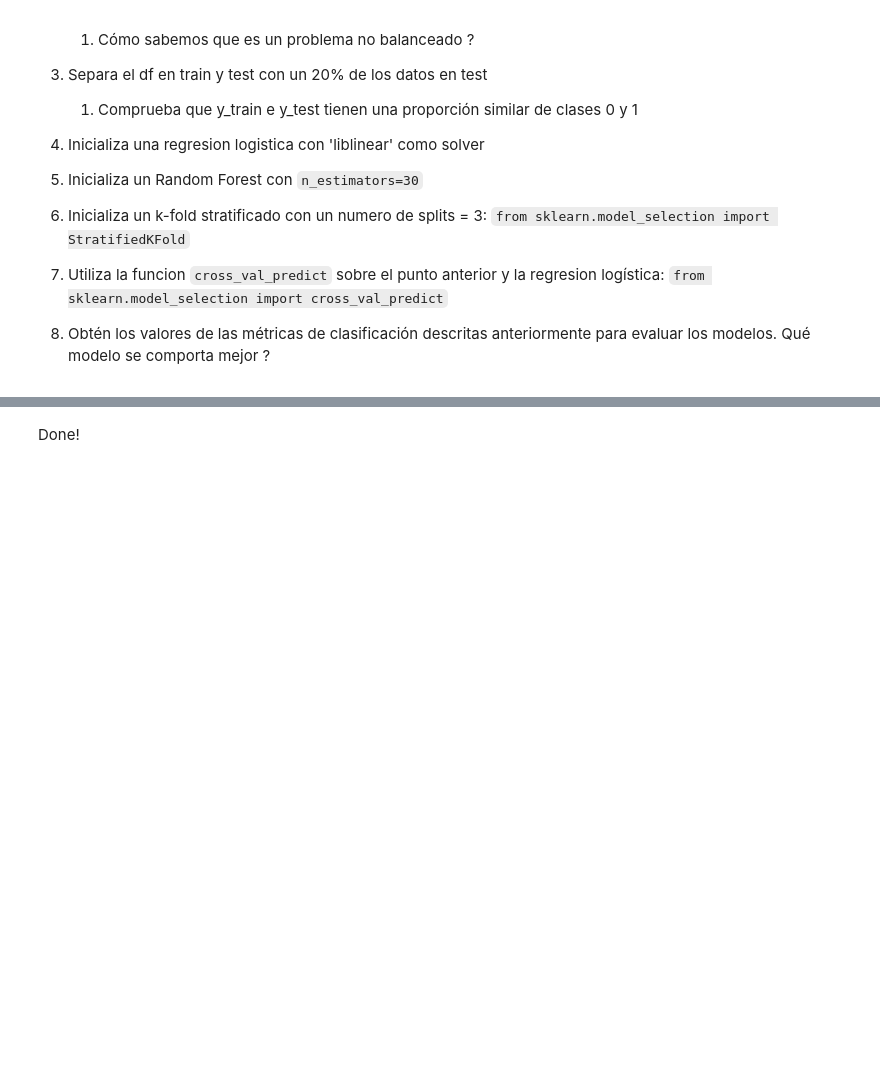
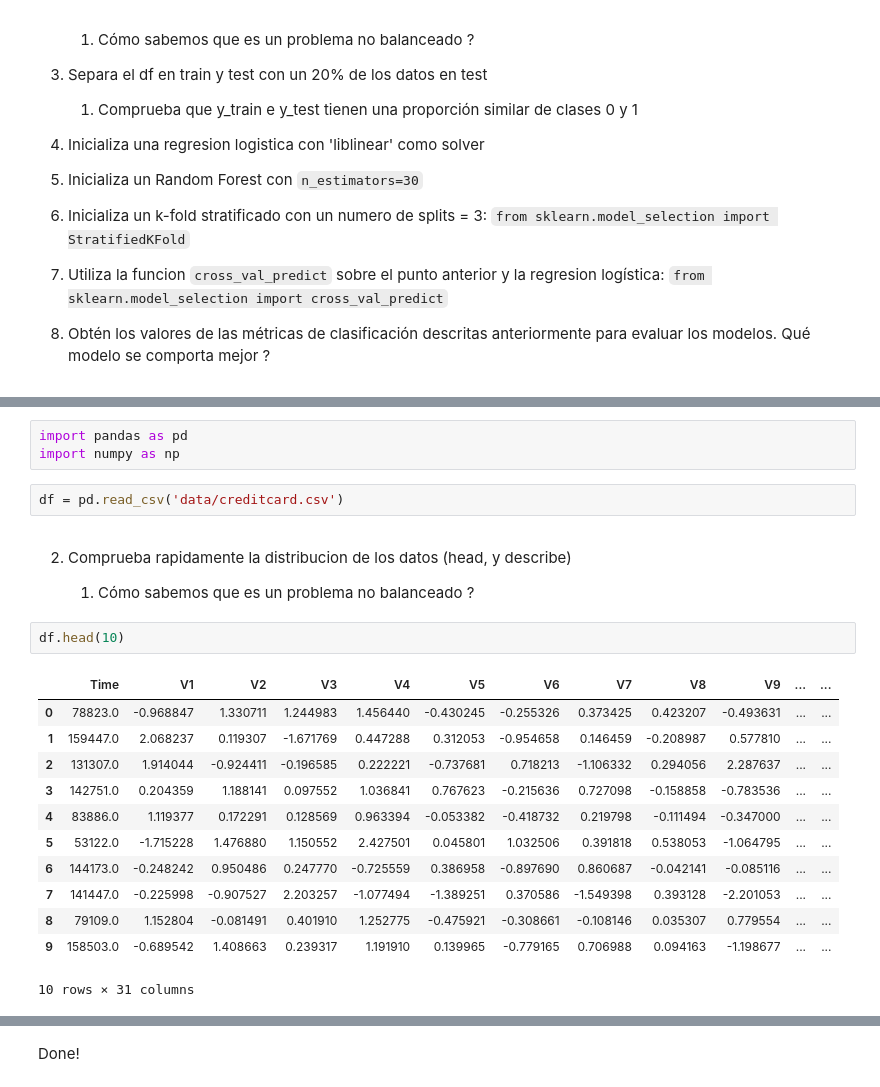
Before and after one commit to llublad/MUSI-AA, a Jupyter notebook: musi-aa-modulo1/W4/practica/3 - Metricas.ipynb, the cells around one changed output, grey strips where cells are left out. Saved outputs shown, nothing was run; the diff lists cells and outputs as text; blank space fills up the shorter version.

```diff
--- a/musi-aa-modulo1/W4/practica/3 - Metricas.ipynb
+++ b/musi-aa-modulo1/W4/practica/3 - Metricas.ipynb
@@ -504,0 +512,24 @@ En el fichero `data/credicard.csv` encontraremos un dataset sobre transacciones
+# %%
+import pandas as pd
+import numpy as np
+# %%
+df = pd.read_csv('data/creditcard.csv')
+# %% [markdown]
+2. Comprueba rapidamente la distribucion de los datos (head, y describe)
+
+    1. Cómo sabemos que es un problema no balanceado ?
+# %%
+df.head(10)
+# %% [output]
+|  | Time | V1 | V2 | V3 | V4 | V5 | V6 | V7 | V8 | V9 | ... | ... |
+| 0 | 78823.0 | -0.968847 | 1.330711 | 1.244983 | 1.456440 | -0.430245 | -0.255326 | 0.373425 | 0.423207 | -0.493631 | ... | ... |
+| 1 | 159447.0 | 2.068237 | 0.119307 | -1.671769 | 0.447288 | 0.312053 | -0.954658 | 0.146459 | -0.208987 | 0.577810 | ... | ... |
+| 2 | 131307.0 | 1.914044 | -0.924411 | -0.196585 | 0.222221 | -0.737681 | 0.718213 | -1.106332 | 0.294056 | 2.287637 | ... | ... |
+| 3 | 142751.0 | 0.204359 | 1.188141 | 0.097552 | 1.036841 | 0.767623 | -0.215636 | 0.727098 | -0.158858 | -0.783536 | ... | ... |
+| 4 | 83886.0 | 1.119377 | 0.172291 | 0.128569 | 0.963394 | -0.053382 | -0.418732 | 0.219798 | -0.111494 | -0.347000 | ... | ... |
+| 5 | 53122.0 | -1.715228 | 1.476880 | 1.150552 | 2.427501 | 0.045801 | 1.032506 | 0.391818 | 0.538053 | -1.064795 | ... | ... |
+| 6 | 144173.0 | -0.248242 | 0.950486 | 0.247770 | -0.725559 | 0.386958 | -0.897690 | 0.860687 | -0.042141 | -0.085116 | ... | ... |
+| 7 | 141447.0 | -0.225998 | -0.907527 | 2.203257 | -1.077494 | -1.389251 | 0.370586 | -1.549398 | 0.393128 | -2.201053 | ... | ... |
+| 8 | 79109.0 | 1.152804 | -0.081491 | 0.401910 | 1.252775 | -0.475921 | -0.308661 | -0.108146 | 0.035307 | 0.779554 | ... | ... |
+| 9 | 158503.0 | -0.689542 | 1.408663 | 0.239317 | 1.191910 | 0.139965 | -0.779165 | 0.706988 | 0.094163 | -1.198677 | ... | ... |
+10 rows × 31 columns
```
Also changed, not shown: parts of 20 cells of this notebook, 4 other files.
